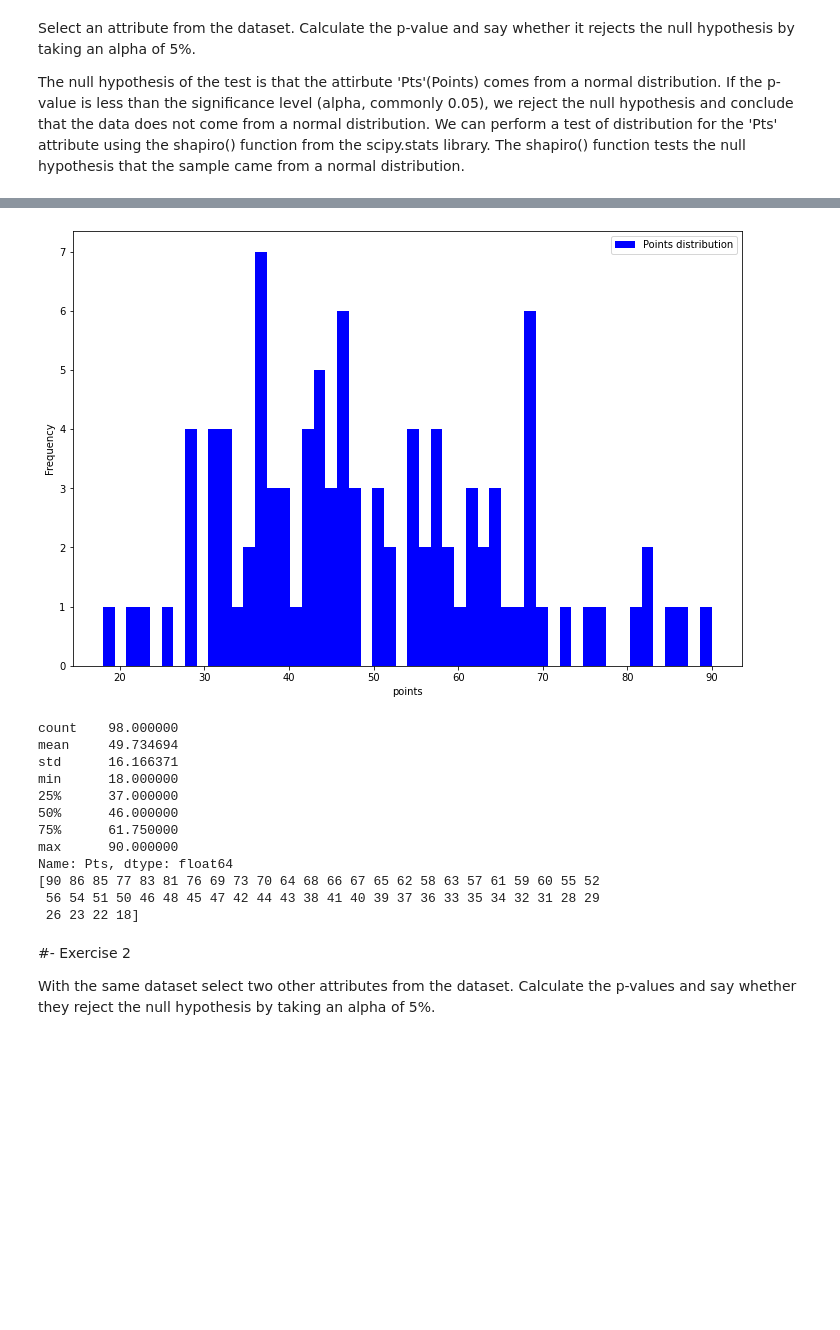
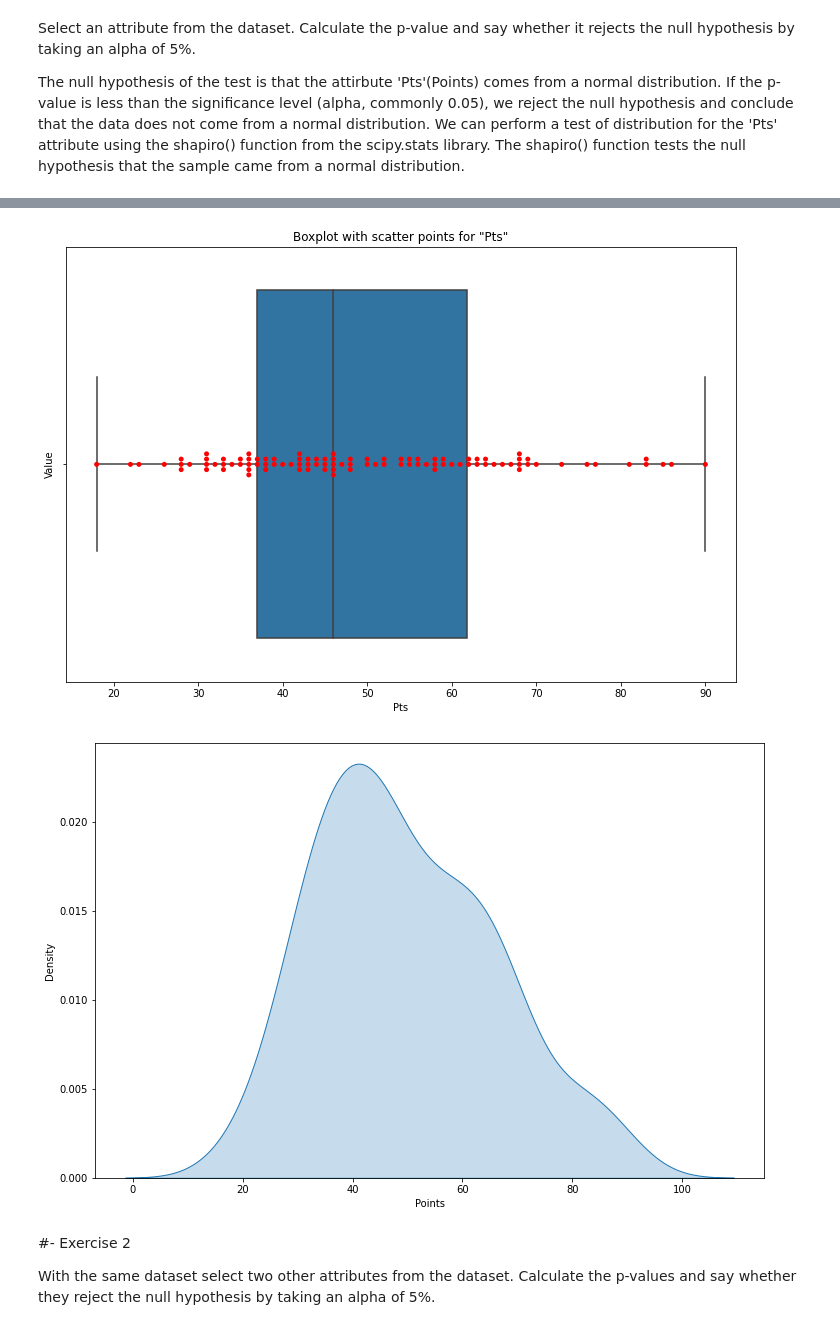
Before and after one commit to ddenebb/hipotesis_testing, a Jupyter notebook: Tasca_M5_T01.ipynb, the cells around one changed output, grey strips where cells are left out. Saved outputs shown, nothing was run; the diff lists cells and outputs as text; code cells hidden in the pictures; blank space fills up the shorter version.

```diff
--- a/Tasca_M5_T01.ipynb
+++ b/Tasca_M5_T01.ipynb
@@ -83,3 +85,6 @@ This dataframe contains information about  ranking UEFA football teams, includin
+# %%
+# Extract the number of goals scored from the 'Top Team Scorer' column
+df['Goals_TTS'] = df['Top Team Scorer'].str.extract('(\d+)').astype(int)
 # %% [markdown]
 Select an attribute from the dataset. Calculate the p-value and say whether it rejects the null hypothesis by taking an alpha of 5%.
 
@@ -117,31 +123,33 @@ Points are normally distributed
-# %%
-plt.figure(figsize=(12,8))
-plt.hist(pts, bins=52, color='blue', label='Points distribution')
-
-# add labels and legend
-plt.xlabel('points')
-plt.ylabel('Frequency')
-plt.legend()
-#
-# show plot
-plt.show()
-
-print(pts.describe())
-print(pts.unique())
-# %% [output]
-[figure, removed]
-count    98.000000
-mean     49.734694
-std      16.166371
-min      18.000000
-25%      37.000000
-50%      46.000000
-75%      61.750000
-max      90.000000
-Name: Pts, dtype: float64
-[90 86 85 77 83 81 76 69 73 70 64 68 66 67 65 62 58 63 57 61 59 60 55 52
- 56 54 51 50 46 48 45 47 42 44 43 38 41 40 39 37 36 33 35 34 32 31 28 29
- 26 23 22 18]
+# %%
+plt.figure(figsize=(12,8))
+
+# Get the 'Pts' attribute from the dataframe
+pts = df['Pts']
+
+# Plot the boxplot with scatter points
+sns.boxplot(pts)
+sns.swarmplot(pts, color='red')
+
+# Add labels and title
+plt.xlabel('Pts')
+plt.ylabel('Value')
+plt.title('Boxplot with scatter points for "Pts"')
+
+# Show the plot
+plt.show()
+# %% [output]
+[figure, added]
+# %%
+plt.figure(figsize=(12,8))
+# Create a kernel density plot
+sns.kdeplot(data= df['Pts'], shade=True)
+
+# Add labels and show plot
+plt.xlabel('Points')
+plt.ylabel('Density')
+plt.show()
+# %% [output]
+[figure, added]
 # %% [markdown]
 #- Exercise 2
 
```
Also changed, not shown: parts of 31 cells of this notebook.
